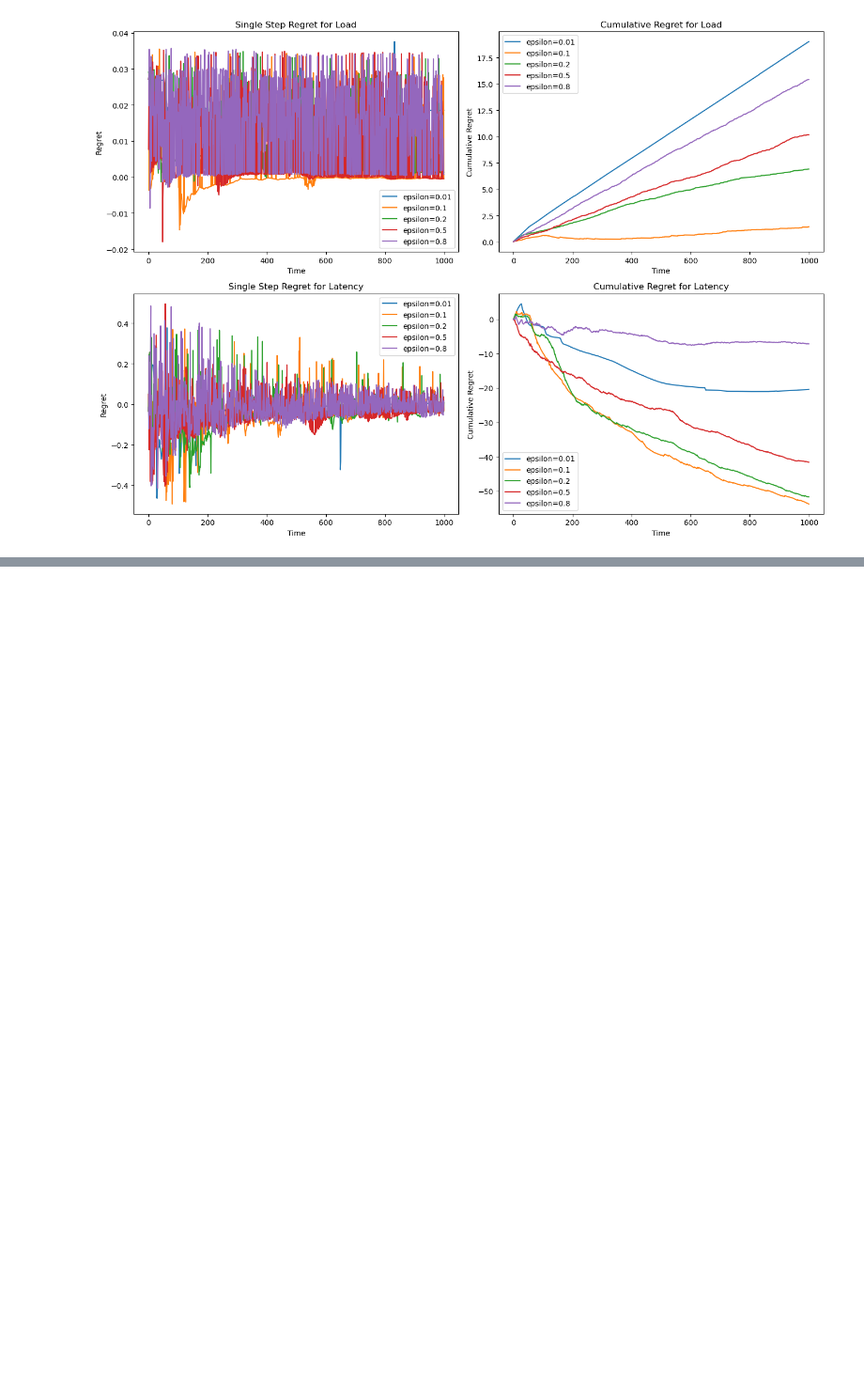
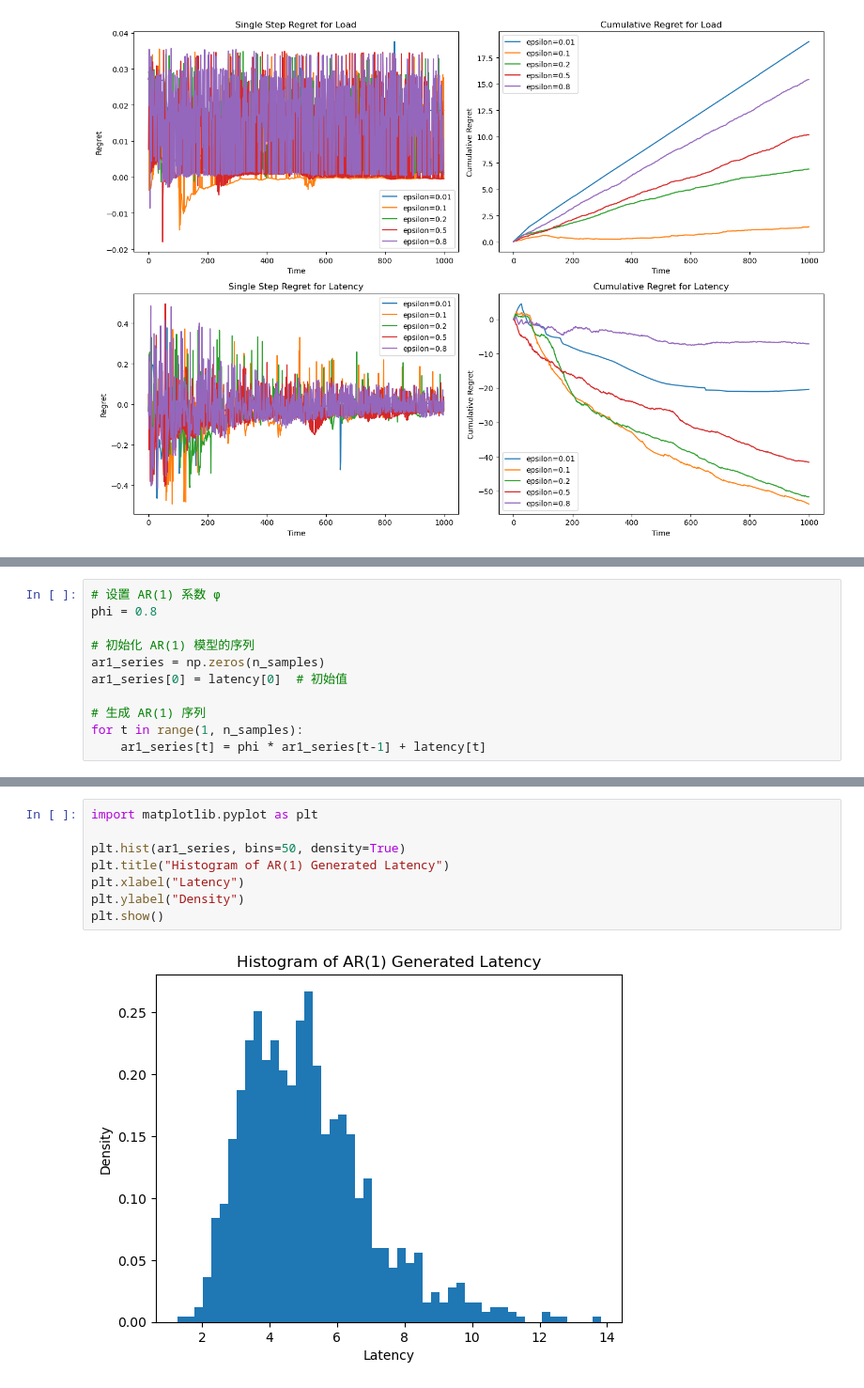
Before and after one commit to LightEchoo/MScProject, a Jupyter notebook: latency_test.ipynb, the cells around one changed output, grey strips where cells are left out. Shown at 94% size. Drawn from its saved outputs; the diff is of its cells as text; blank space fills up the shorter version.

```diff
--- a/latency_test.ipynb
+++ b/latency_test.ipynb
@@ -292,0 +323,11 @@ plt.show()
+# %%
+# 设置 AR(1) 系数 φ
+phi = 0.8
+
+# 初始化 AR(1) 模型的序列
+ar1_series = np.zeros(n_samples)
+ar1_series[0] = latency[0]  # 初始值
+
+# 生成 AR(1) 序列
+for t in range(1, n_samples):
+    ar1_series[t] = phi * ar1_series[t-1] + latency[t]
@@ -292,0 +344,10 @@ plt.show()
+# %%
+import matplotlib.pyplot as plt
+
+plt.hist(ar1_series, bins=50, density=True)
+plt.title("Histogram of AR(1) Generated Latency")
+plt.xlabel("Latency")
+plt.ylabel("Density")
+plt.show()
+# %% [output]
+[figure, added]
```
Also changed, not shown: parts of 4 cells of this notebook, 12 other files.
